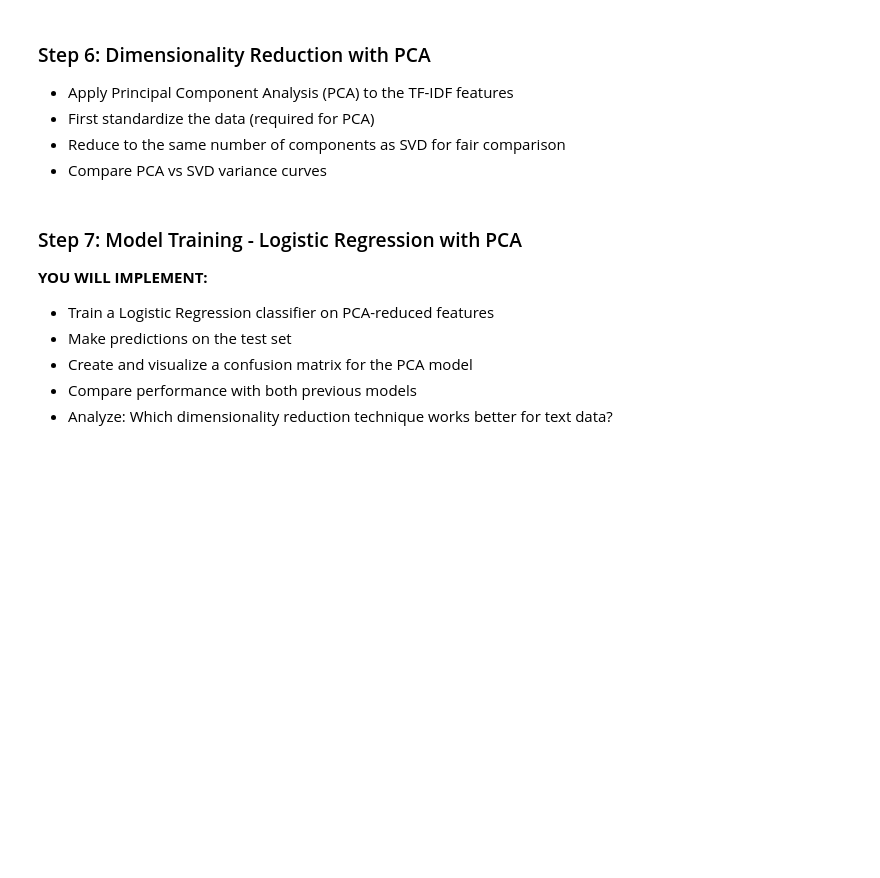
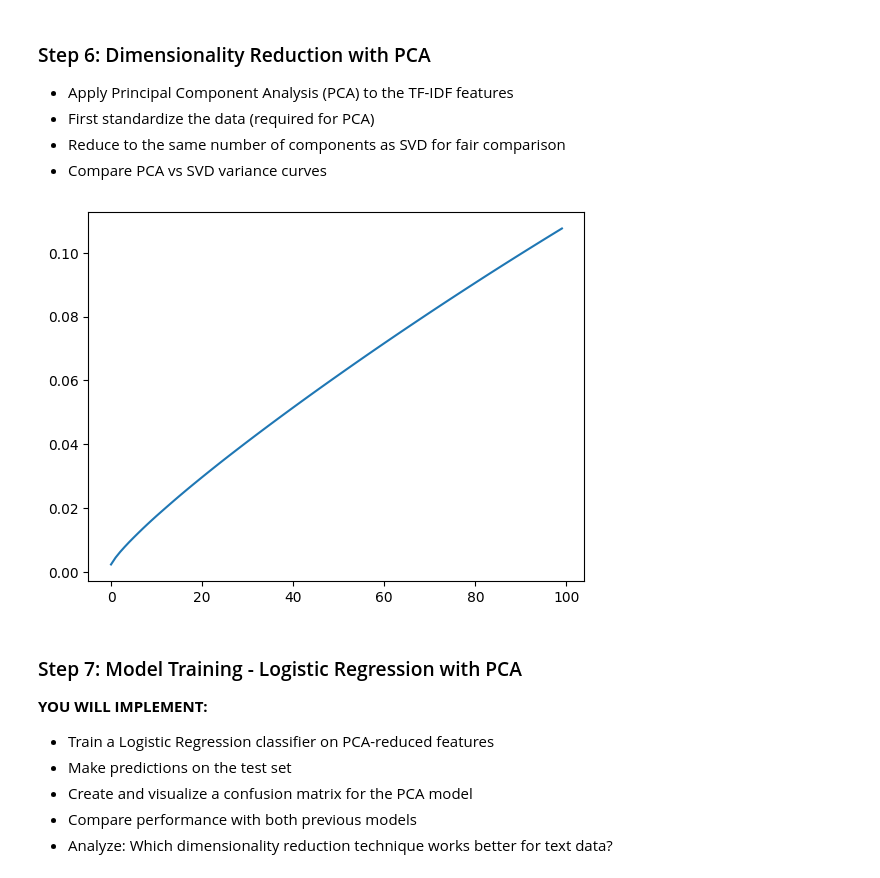
Before and after one commit to kkim8781294/PROG8245-ml-final-project-group3, a Jupyter notebook: TextClassificationFinalProjectGroup3.ipynb, the cells around one changed output. Drawn from its saved outputs; the diff is of its cells as text; code cells hidden in the pictures; blank space fills up the shorter version.

Commit message:
Add_PCA_standardize

```diff
--- a/TextClassificationFinalProjectGroup3.ipynb
+++ b/TextClassificationFinalProjectGroup3.ipynb
@@ -403,6 +406,27 @@ def plot_confusion_matrices(confusionMatrix,title):
 - First standardize the data (required for PCA)
 - Reduce to the same number of components as SVD for fair comparison
 - Compare PCA vs SVD variance curves
+# %%
+# PCA requires centering the data (subtracting the mean), which destroys sparsity by transforming zero values into non-zero values.
+# Covert sparse matrix(0 in blank) to dense (fill 0 value)
+# Reference: https://stackoverflow.com/questions/34725726/is-it-possible-apply-pca-on-any-text-classification
+X_train_dense = X_train_tfidf.toarray()
+X_test_dense  = X_test_tfidf.toarray()
+
+# scalar
+scaler = StandardScaler()
+X_train_scaled = scaler.fit_transform(X_train_dense)
+X_test_scaled  = scaler.transform(X_test_dense)
+
+# Dimensionality Reduction using PCA and 5000 to 100
+pca = PCA(n_components=100, random_state=42)
+X_train_pca = pca.fit_transform(X_train_scaled)
+X_test_pca  = pca.transform(X_test_scaled)
+
+plt.plot(np.cumsum(pca.explained_variance_ratio_))
+plt.show()
+# %% [output]
+[figure, added]
 # %% [markdown]
 ### Step 7: Model Training - Logistic Regression with PCA
 **YOU WILL IMPLEMENT:**
```
Also changed, not shown: parts of 3 cells of this notebook.
